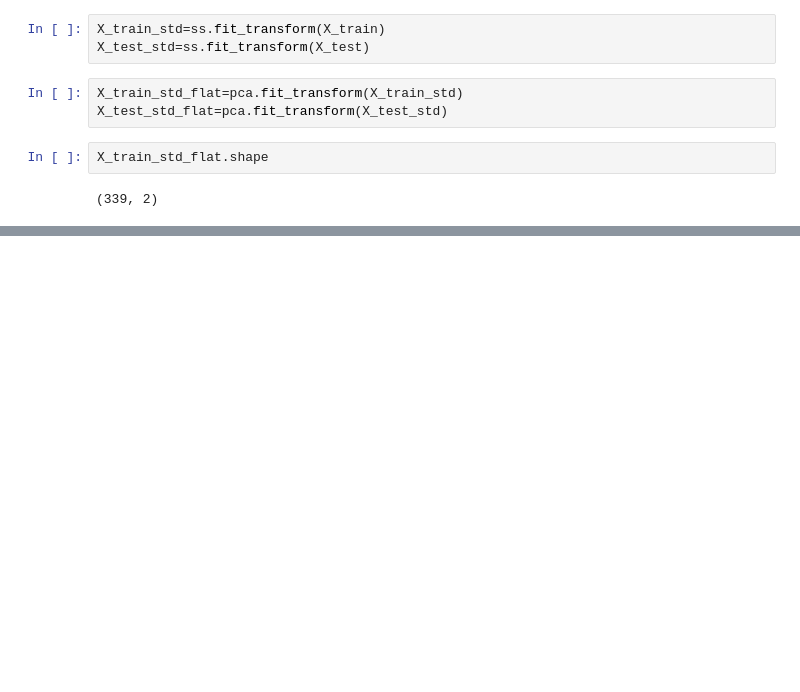
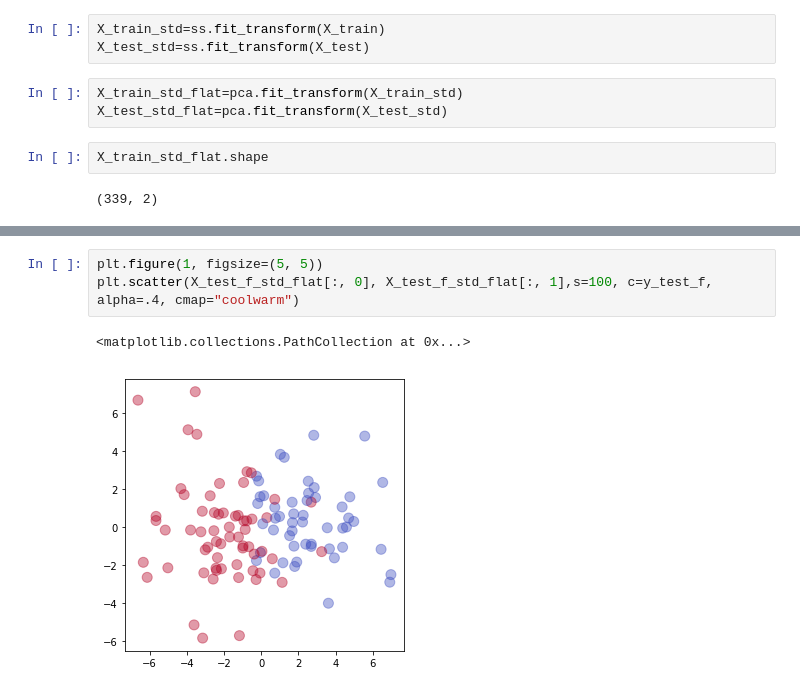
Before and after one commit to joedorfman/NLP_Analysis_Court_Opinions, a Jupyter notebook: 07_Classification.ipynb, the cells around one changed output, grey strips where cells are left out. Saved outputs shown, nothing was run; the diff lists cells and outputs as text; blank space fills up the shorter version.

```diff
--- a/07_Classification.ipynb
+++ b/07_Classification.ipynb
@@ -278,0 +508,6 @@ plt.savefig('./test_set')
+# %%
+plt.figure(1, figsize=(5, 5))
+plt.scatter(X_test_f_std_flat[:, 0], X_test_f_std_flat[:, 1],s=100, c=y_test_f, alpha=.4, cmap="coolwarm")
+# %% [output]
+<matplotlib.collections.PathCollection at 0x...>
+[figure, added]
```
Also changed, not shown: parts of 76 cells of this notebook, 7 other files.
